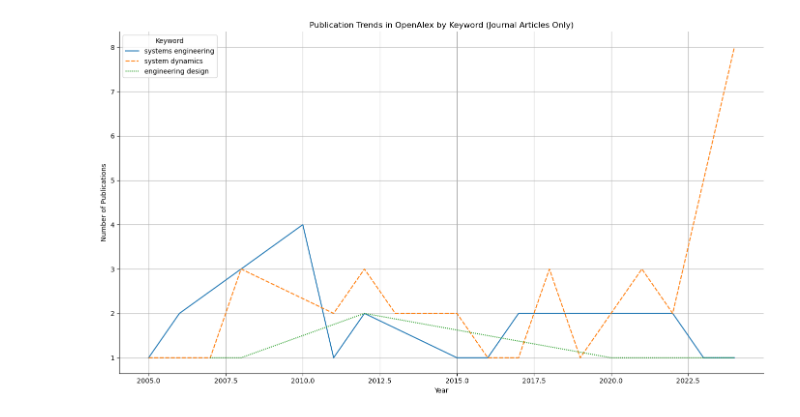
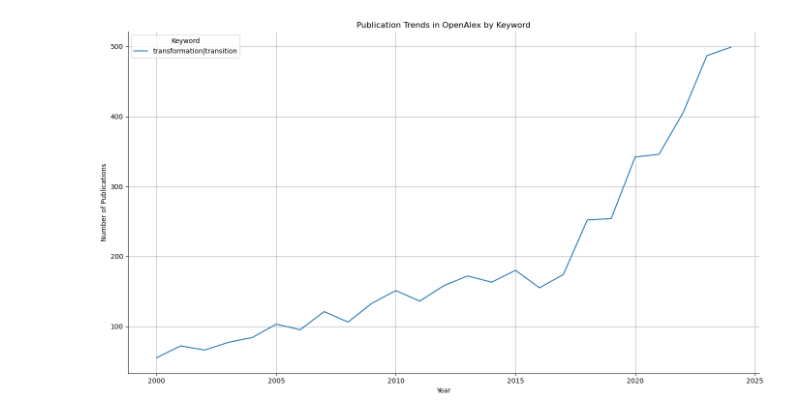
Before and after one commit to albin-engholm/cs_paper_bibliometrics, a Jupyter notebook: OpenAlex_keyword_search.ipynb, the cells around one changed output. Cells and saved outputs as stored; diff of their text form; code cells hidden in the pictures.

```diff
--- a/OpenAlex_keyword_search.ipynb
+++ b/OpenAlex_keyword_search.ipynb
@@ -32,29 +115,33 @@ import time
 # %%
 ### USER INPUT ###
 # Choose: "default" or "title_and_abstract". "default" covers title, abstract as well as fulltext (when indexed in openalex)
-SEARCH_SCOPE = "title_and_abstract"   # change to "title_and_abstract" when desired
+# --- Search / filter config (shared by all calls) ---
+SEARCH_SCOPE = "title_and_abstract" #"default" or "title_and_abstract"
+FROM_YEAR    = 2000
+TO_YEAR      = None        # e.g., 2025, or leave as None
+JOURNAL_ONLY = False       # True -> restrict to journal articles
+EMAIL        = "" #"you@uni.se"
+
+
 # List of keywords
 keywords = [
     "systems engineering",
+    "cyber-physical systems",
+    "systems thinking",
     "system dynamics",
-    "engineering systems",
-    "engineering design",
+    "sustainability transitions",
     "systemic design",
-    "soft systems methodology",
-    "systems thinking",
+    "cost-benefit analysis"
     "complex adaptive systems",
-    "transition",
-    "strategic niche management",
-    "strategic transition management",
-    "exploratory modeling",
-    "life-cycle optimization",
+    "life-cycle optimization | life-cycle analysis",
     "operations research",
-    "transport policy analysis"
+    "soft systems methodology"
 ]
+keywords = ["transformation|transition"]
 # Shorter version override for debugging
-keywords = [
-    "systems engineering",
-    "system dynamics",
-    "engineering design",
-]
+#keywords = [
+#    "systems engineering",
+#    "system dynamics",
+#   "engineering design",
+#]
 # %%
@@ -169,7 +450,7 @@ Failed request for 'transport policy analysis' with query transport policy analy
 # %%
 # Convert to long-format (to facilitate plotting) and filter by year
 records = []
-for keyword, yearly_counts in all_data.items():
+for keyword, yearly_counts in all_counts.items():
     for year, count in yearly_counts.items():
         try:
             year_int = int(year)
@@ -183,7 +464,7 @@ if records:
 else:
     df_long = pd.DataFrame(columns=["Keyword", "Year", "Count"])
 
-base_year = 2000
+base_year = FROM_YEAR or 2000
 # Only filter if the Year column exists and has data
 if not df_long.empty and "Year" in df_long.columns:
     df_long = df_long[(df_long["Year"] > base_year - 1) & (df_long["Year"] < 2025)]
@@ -192,17 +473,17 @@ else:
 # %%
 # Plot with seaborn
 plt.figure(figsize=(14, 8))
 sns.lineplot(data=df_long, x="Year", y="Count", hue="Keyword", style="Keyword")
 sns.despine()
-plt.title("Publication Trends in OpenAlex by Keyword (Journal Articles Only)")
+plt.title("Publication Trends in OpenAlex by Keyword")
 plt.xlabel("Year")
 plt.ylabel("Number of Publications")
 plt.grid(True)
 plt.tight_layout()
 
 plt.show()
 # %% [output]
-[figure, old version]
+[figure, new version]
 # %%
 # Calculate relative growth rates indexed to the first year used in the plot
 
```
Also changed, not shown: parts of 9 cells of this notebook, 7 other files.
